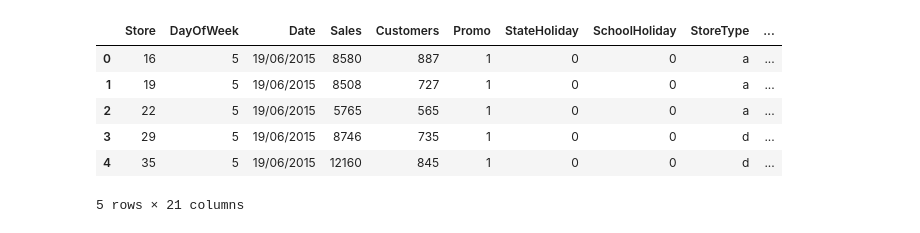
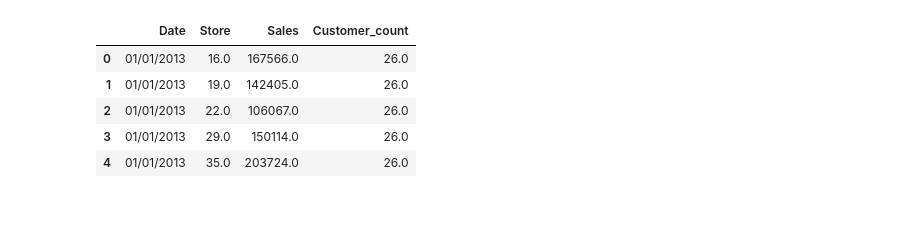
Before and after one commit to Beautyojimah/Project_4, a Jupyter notebook: arima_model.ipynb, the cells around one changed output. Saved outputs shown, nothing was run; the diff lists cells and outputs as text; code cells hidden in the pictures.

```diff
--- a/arima_model.ipynb
+++ b/arima_model.ipynb
@@ -6,15 +6,14 @@ import matplotlib.pyplot as plt
 from sklearn.metrics import accuracy_score
 from statsmodels.tsa.arima_model import ARIMA
 # %%
-df = pd.read_csv(Path('Resources/reduced_data.csv', parse_date=['Date'], index_col=['Dates']),low_memory = False)
+df = pd.read_csv(Path('Resources/final_data.csv', parse_date=['Date'], index_col=['Dates']),low_memory = False)
 
 
 df.head()
 # %% [output]
-|  | Store | DayOfWeek | Date | Sales | Customers | Promo | StateHoliday | SchoolHoliday | StoreType | ... |
-| 0 | 16 | 5 | 19/06/2015 | 8580 | 887 | 1 | 0 | 0 | a | ... |
-| 1 | 19 | 5 | 19/06/2015 | 8508 | 727 | 1 | 0 | 0 | a | ... |
-| 2 | 22 | 5 | 19/06/2015 | 5765 | 565 | 1 | 0 | 0 | a | ... |
-| 3 | 29 | 5 | 19/06/2015 | 8746 | 735 | 1 | 0 | 0 | d | ... |
-| 4 | 35 | 5 | 19/06/2015 | 12160 | 845 | 1 | 0 | 0 | d | ... |
+|  | Date | Store | Sales | Customer_count |
+| 0 | 01/01/2013 | 16.0 | 167566.0 | 26.0 |
+| 1 | 01/01/2013 | 19.0 | 142405.0 | 26.0 |
+| 2 | 01/01/2013 | 22.0 | 106067.0 | 26.0 |
+| 3 | 01/01/2013 | 29.0 | 150114.0 | 26.0 |
+| 4 | 01/01/2013 | 35.0 | 203724.0 | 26.0 |
-5 rows × 21 columns
```
Also changed, not shown: parts of 25 cells of this notebook.
